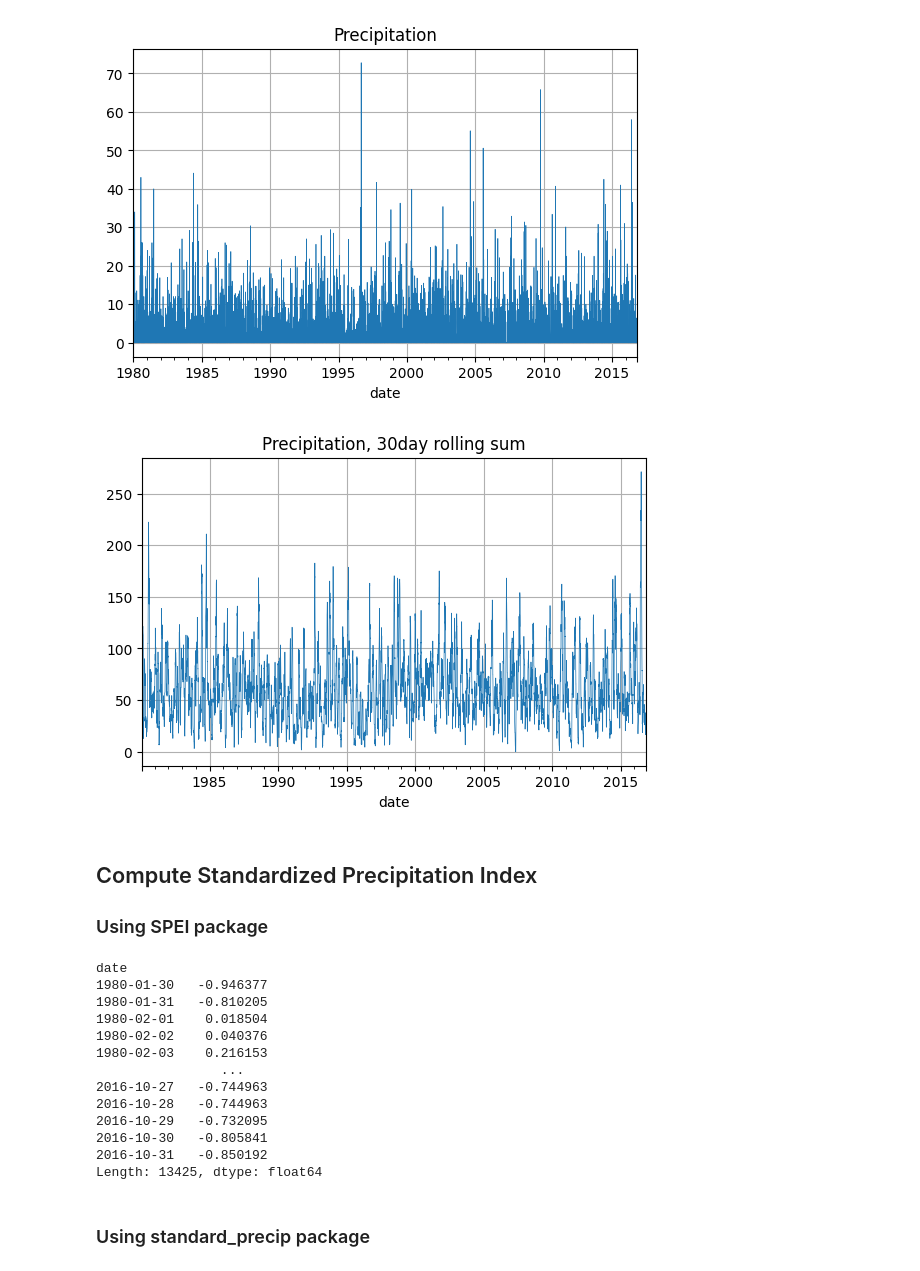
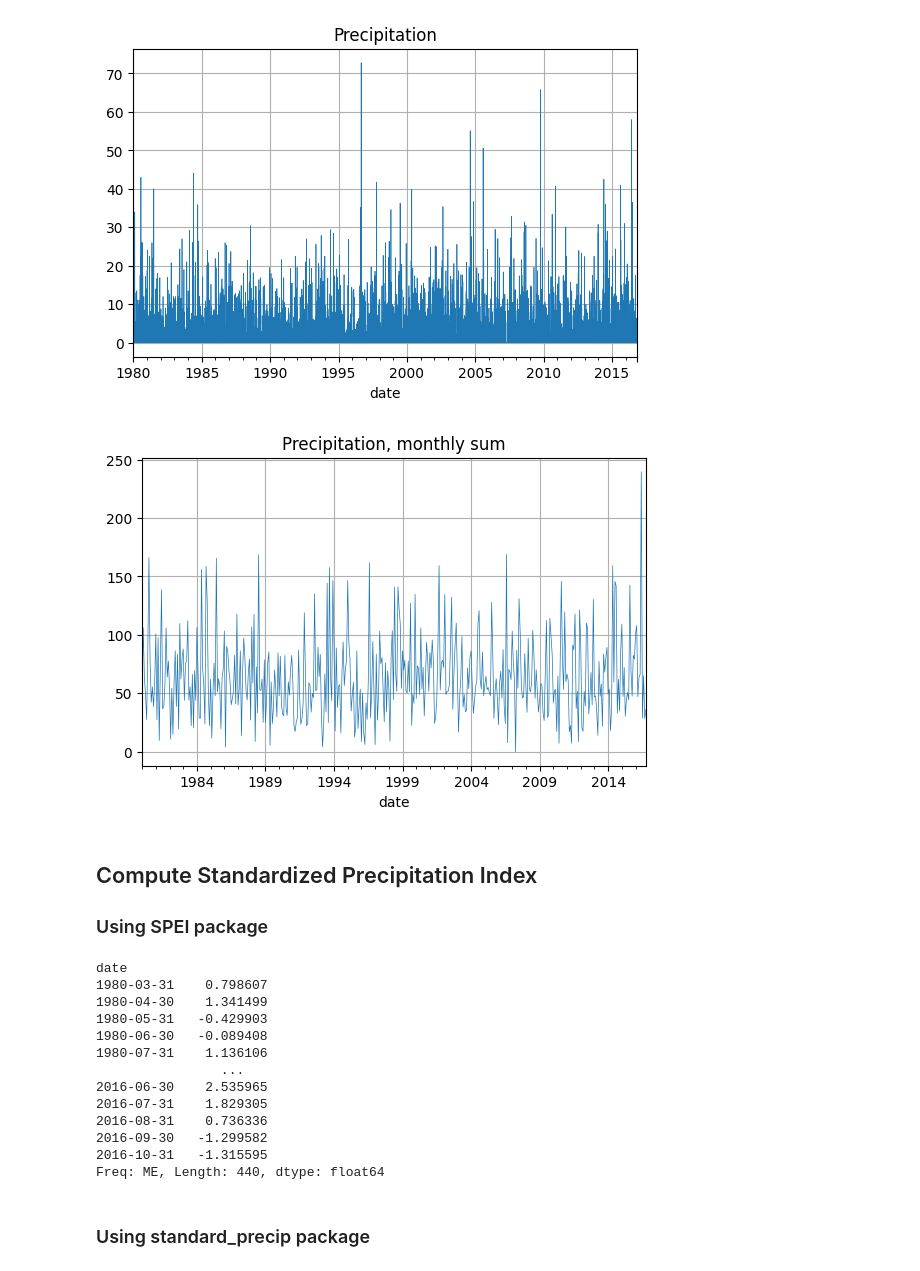
Before and after one commit to martinvonk/SPEI, a Jupyter notebook: doc/examples/example04_package_comparison.ipynb, the cells around one changed output. Drawn from its saved outputs; the diff is of its cells as text; code cells hidden in the pictures.

```diff
--- a/doc/examples/example04_package_comparison.ipynb
+++ b/doc/examples/example04_package_comparison.ipynb
@@ -32,33 +40,33 @@ prec.plot(grid=True, linewidth=0.5, title="Precipitation", figsize=(6.5, 4));
 [figure]
 # %%
 # get rolling sum
-prec_rsum = prec.rolling("30D", min_periods=30).sum().dropna()
+prec_rsum = prec.resample("ME").sum()
 prec_rsum.plot(
-    grid=True, linewidth=0.5, title="Precipitation, 30day rolling sum", figsize=(6.5, 4)
+    grid=True, linewidth=0.5, title="Precipitation, monthly sum", figsize=(6.5, 4)
 );
 # %% [output]
-[figure, old version]
+[figure, new version]
 # %% [markdown]
 ## Compute Standardized Precipitation Index
 
 ### Using SPEI package
 # %%
-spi = si.spi(prec_rsum, dist=scs.gamma, prob_zero=True, fit_freq="ME")
+spi = si.spi(prec_rsum, dist=scs.gamma, prob_zero=True, timescale=3, fit_freq="ME")
 spi  # pandas Series
 # %% [output]
 date
-1980-01-30   -0.946377
-1980-01-31   -0.810205
-1980-02-01    0.018504
-1980-02-02    0.040376
-1980-02-03    0.216153
+1980-03-31    0.798607
+1980-04-30    1.341499
+1980-05-31   -0.429903
+1980-06-30   -0.089408
+1980-07-31    1.136106
                 ...
-2016-10-27   -0.744963
-2016-10-28   -0.744963
-2016-10-29   -0.732095
-2016-10-30   -0.805841
-2016-10-31   -0.850192
-Length: 13425, dtype: float64
+2016-06-30    2.535965
+2016-07-31    1.829305
+2016-08-31    0.736336
+2016-09-30   -1.299582
+2016-10-31   -1.315595
+Freq: ME, Length: 440, dtype: float64
 # %% [markdown]
 ### Using standard_precip package
 # %%
```
Also changed, not shown: parts of 6 cells of this notebook.
